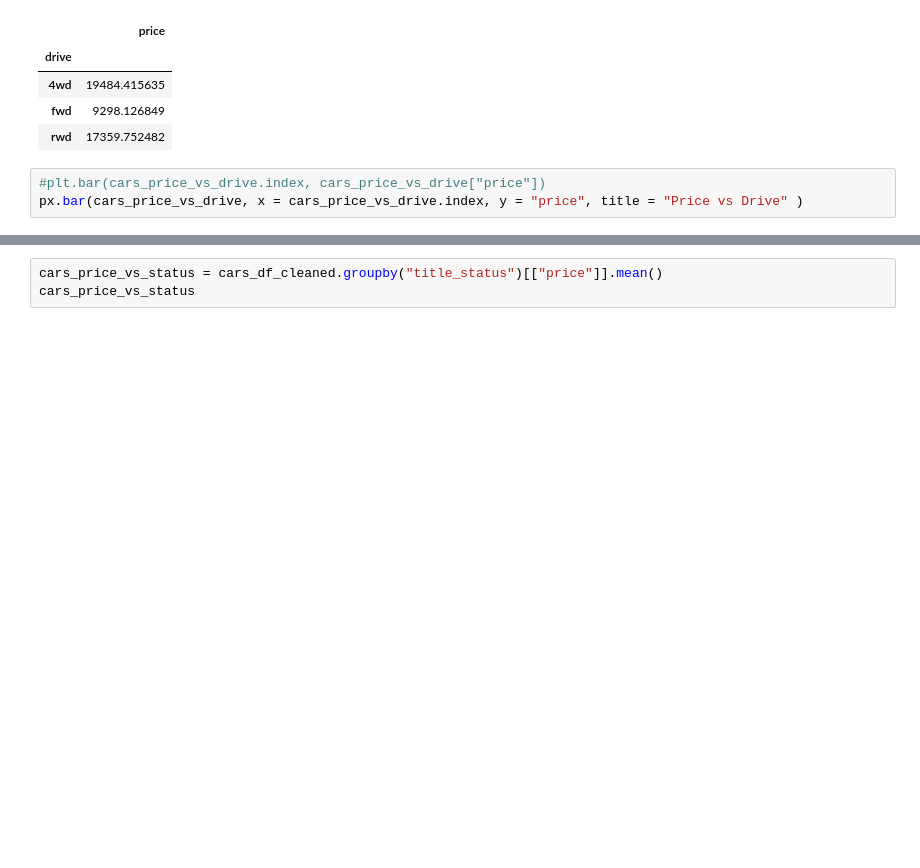
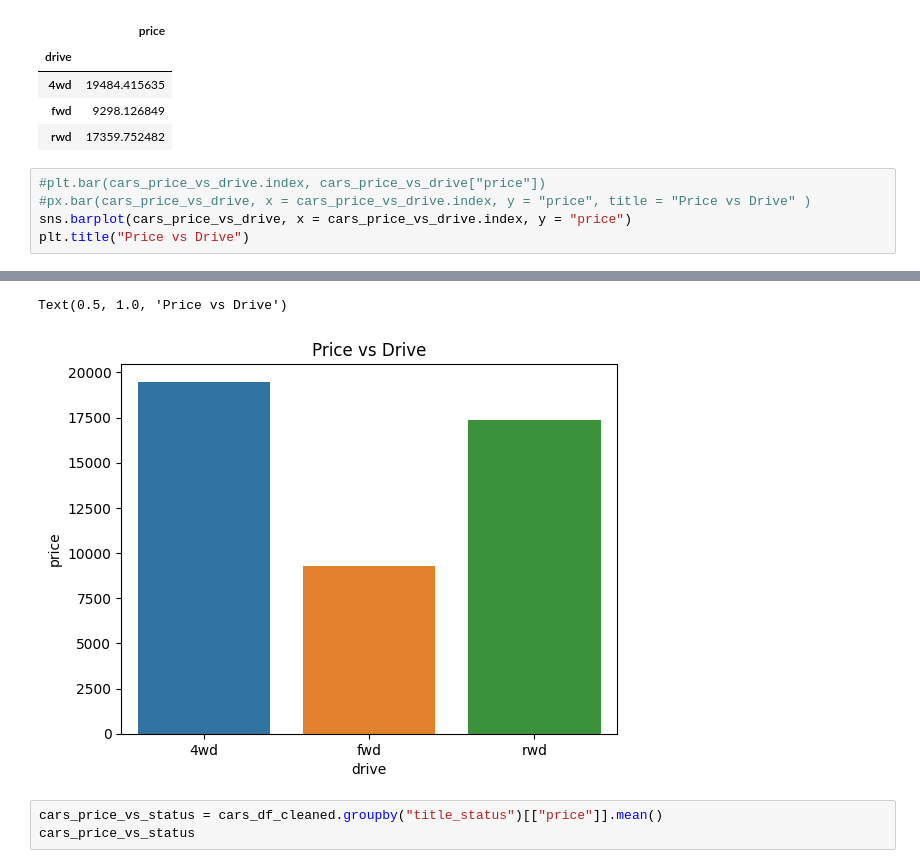
Before and after one commit to RezaP117/practicalapp2, a Jupyter notebook: prompt_II.ipynb, the cells around one changed output, grey strips where cells are left out. Saved outputs shown, nothing was run; the diff lists cells and outputs as text; blank space fills up the shorter version.

```diff
--- a/prompt_II.ipynb
+++ b/prompt_II.ipynb
@@ -192,5 +192,7 @@ cars_price_vs_drive
 | rwd | 17359.752482 |
 # %%
 #plt.bar(cars_price_vs_drive.index, cars_price_vs_drive["price"])
-px.bar(cars_price_vs_drive, x = cars_price_vs_drive.index, y = "price", title = "Price vs Drive" )
+#px.bar(cars_price_vs_drive, x = cars_price_vs_drive.index, y = "price", title = "Price vs Drive" )
+sns.barplot(cars_price_vs_drive, x = cars_price_vs_drive.index, y = "price")
+plt.title("Price vs Drive")
 # %% [output]
@@ -198,3 +199,5 @@ px.bar(cars_price_vs_drive, x = cars_price_vs_drive.index, y = "price", title =
+Text(0.5, 1.0, 'Price vs Drive')
+[figure, added]
 # %%
 cars_price_vs_status = cars_df_cleaned.groupby("title_status")[["price"]].mean()
 cars_price_vs_status
```
Also changed, not shown: parts of 11 cells of this notebook.
